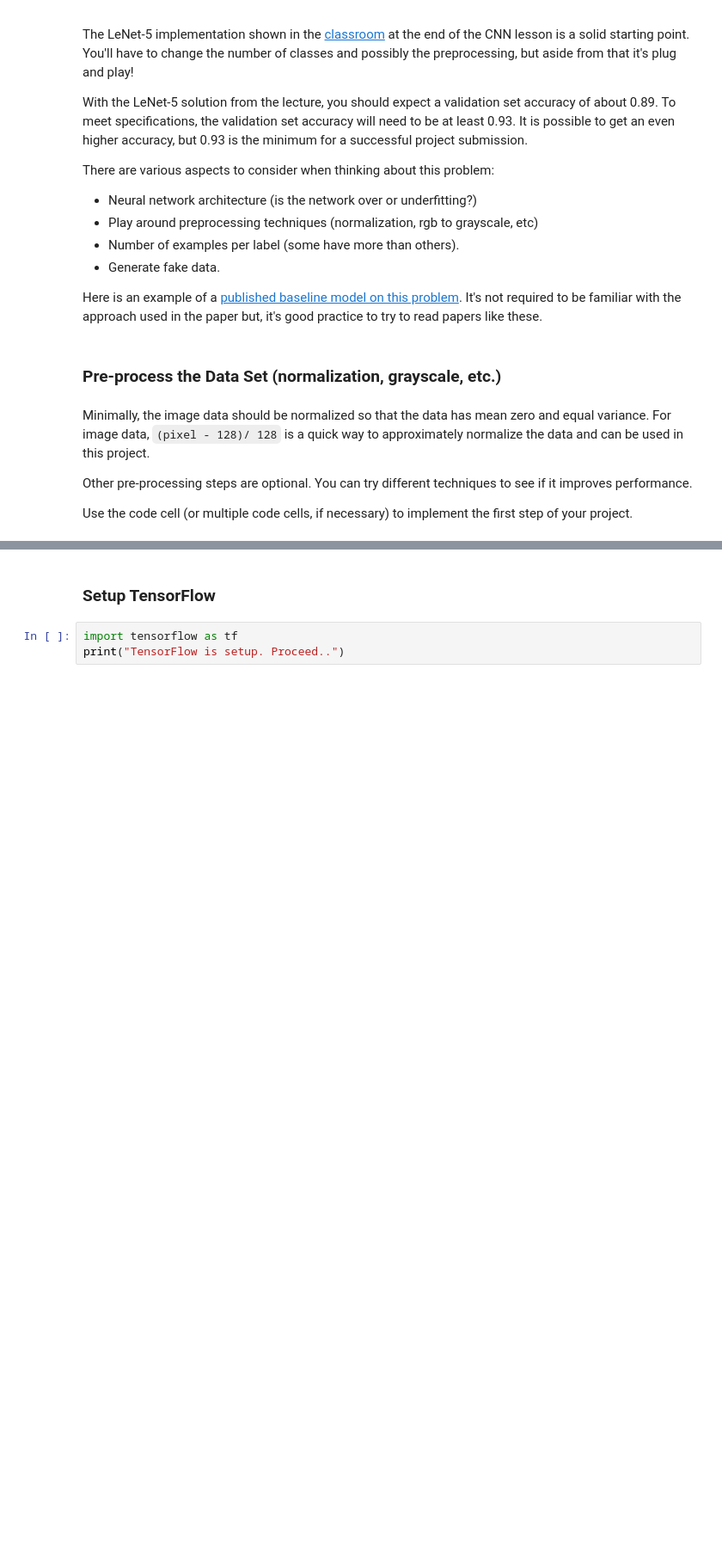
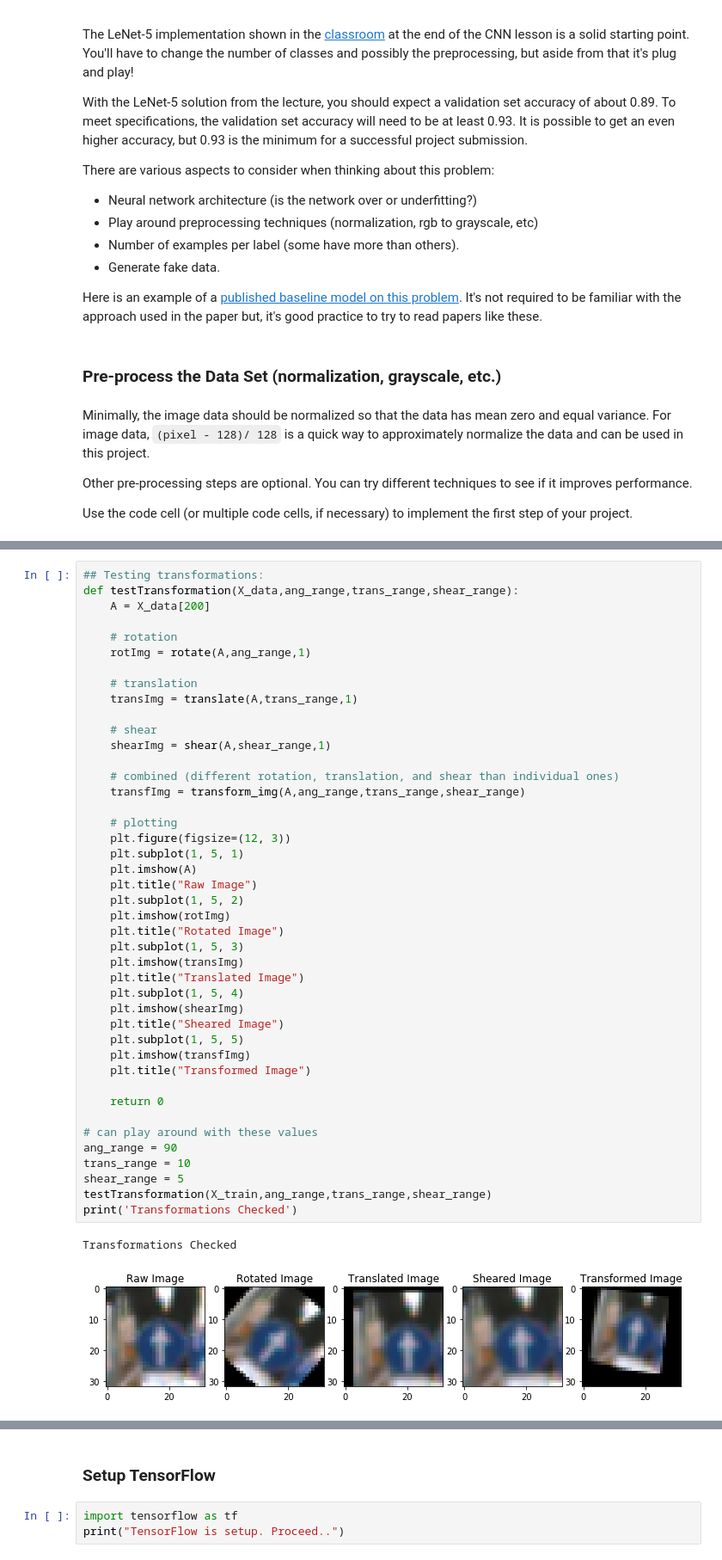
Before and after one commit to ChristianSAW/Traffic-Sign-Classifier, a Jupyter notebook: Traffic_Sign_Classifier.ipynb, the cells around one changed output, grey strips where cells are left out. Shown at 86% size. Saved outputs shown, nothing was run; the diff lists cells and outputs as text; blank space fills up the shorter version.

```diff
--- a/Traffic_Sign_Classifier.ipynb
+++ b/Traffic_Sign_Classifier.ipynb
@@ -305,0 +520,46 @@ def b_aug_batch(X_data):
+# %%
+## Testing transformations:
+def testTransformation(X_data,ang_range,trans_range,shear_range):
+    A = X_data[200]
+
+    # rotation
+    rotImg = rotate(A,ang_range,1)
+
+    # translation
+    transImg = translate(A,trans_range,1)
+
+    # shear
+    shearImg = shear(A,shear_range,1)
+
+    # combined (different rotation, translation, and shear than individual ones)
+    transfImg = transform_img(A,ang_range,trans_range,shear_range)
+
+    # plotting
+    plt.figure(figsize=(12, 3))
+    plt.subplot(1, 5, 1)
+    plt.imshow(A)
+    plt.title("Raw Image")
+    plt.subplot(1, 5, 2)
+    plt.imshow(rotImg)
+    plt.title("Rotated Image")
+    plt.subplot(1, 5, 3)
+    plt.imshow(transImg)
+    plt.title("Translated Image")
+    plt.subplot(1, 5, 4)
+    plt.imshow(shearImg)
+    plt.title("Sheared Image")
+    plt.subplot(1, 5, 5)
+    plt.imshow(transfImg)
+    plt.title("Transformed Image")
+
+    return 0
+
+# can play around with these values
+ang_range = 90
+trans_range = 10
+shear_range = 5
+testTransformation(X_train,ang_range,trans_range,shear_range)
+print('Transformations Checked')
+# %% [output]
+Transformations Checked
+[figure, added]
```
Also changed, not shown: parts of 14 cells of this notebook.
